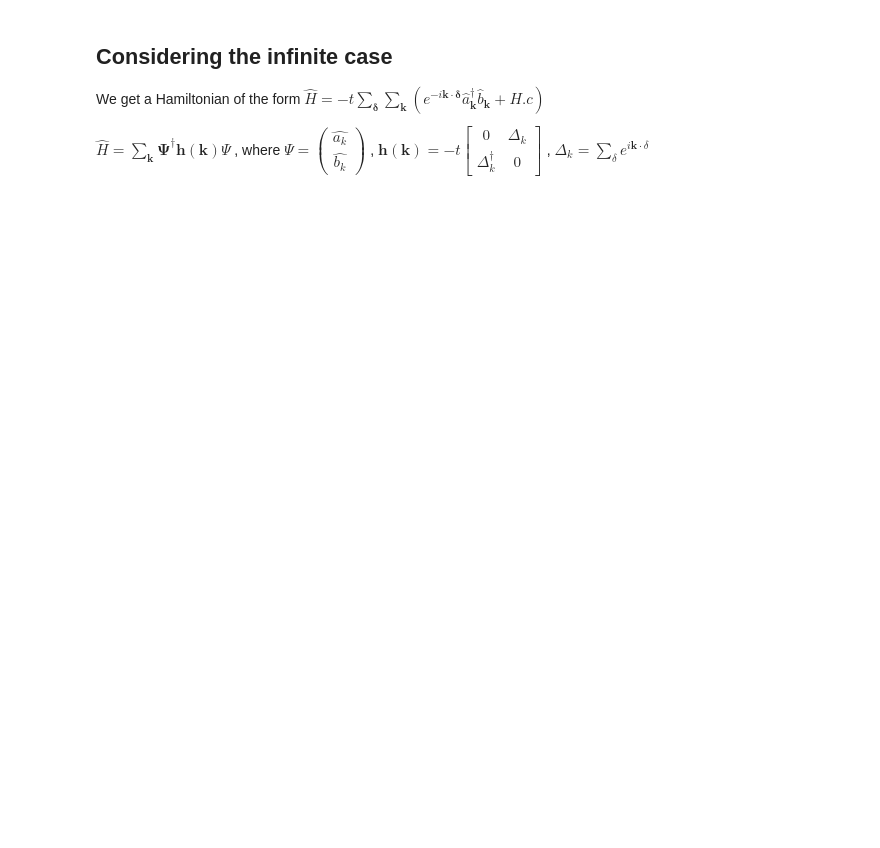
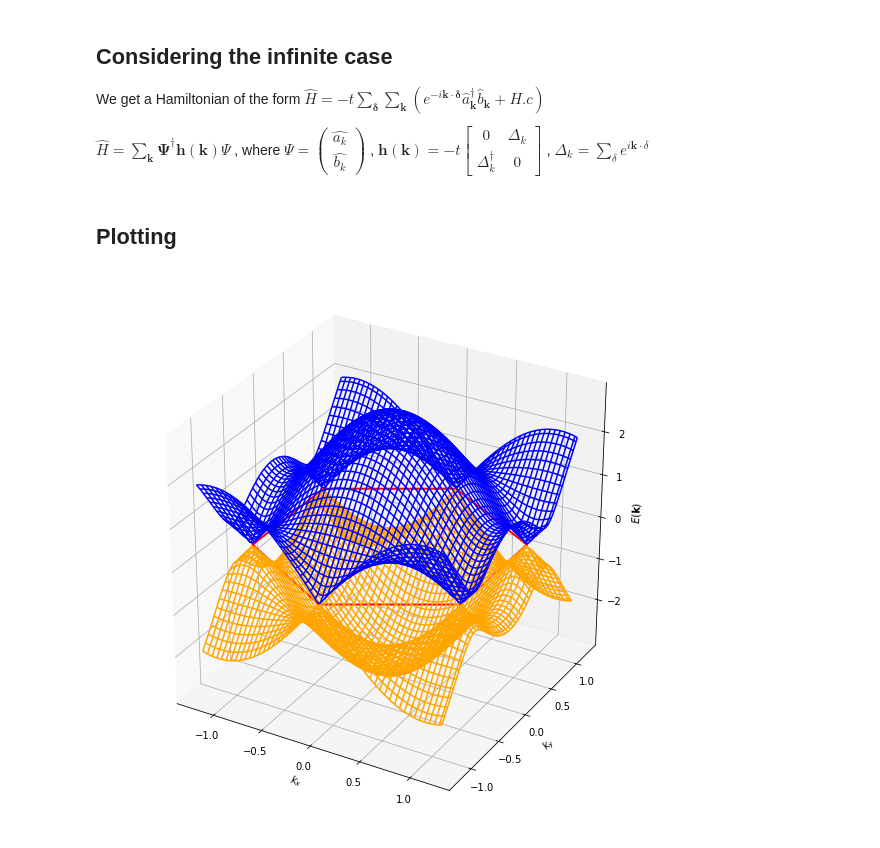
Before and after one commit to NRobertsF91W/PhD-Jupyter-Notebooks, a Jupyter notebook: Honeycomb Numerical.ipynb, the cells around one changed output. Drawn from its saved outputs; the diff is of its cells as text; code cells hidden in the pictures; blank space fills up the shorter version.

```diff
--- a/Honeycomb Numerical.ipynb
+++ b/Honeycomb Numerical.ipynb
@@ -51,31 +48,42 @@ def find_eigvals(k_x, k_y, a_mag, coupling):
                 eig_band_2[i,j] = eigvals[1]
 
     return eig_band_1, eig_band_2
+# %%
+# Defining Constants
+a_mag = 2
+coupling = 1.0
+mag_K = 4*np.pi/(3*np.sqrt(3)*a_mag)
+# Specifying total k space
+kx = np.linspace(-mag_K, mag_K, 100)
+ky = np.linspace(-mag_K, mag_K, 100)
+# Building meshgrid for plotting
+kxv, kyv = np.meshgrid(kx, ky)
+# Calculating bands
+band_1, band_2 = find_eigvals(kx, ky, a_mag, coupling, 0)
+# %% [markdown]
+## Plotting
 # %%
-a_mag = 1
-coupling = 0.5
-mag_K = 4*np.pi/(3*np.sqrt(3)*a_mag)
 
-kx = np.arange(-mag_K, mag_K, 0.05)
-ky = np.arange(-mag_K, mag_K, 0.05)
-kxv, kyv = np.meshgrid(kx, ky)
-
-band_1, band_2 = find_eigvals(kx, ky, a_mag, coupling)
 
 fig_3d = plt.figure(figsize=(10,10))
 ax_3d = fig_3d.add_subplot(111, projection='3d')
 
-surf_1 = ax_3d.plot_surface(kxv, kyv, band_1, cmap=cm.coolwarm,
-                       linewidth=0, antialiased=False,rstride=1, cstride=1)
-surf_2 = ax_3d.plot_surface(kxv, kyv, band_2, cmap=cm.coolwarm,
-                         linewidth=0, antialiased=False, rstride=1, cstride=1)
-
+# Outlining a hexagon specifying Brillouin zone
 hexagon_coord_x = np.array([2*np.pi/(3*a_mag), 0, -2*np.pi/(3*a_mag),
                             -2*np.pi/(3*a_mag), 0, 2*np.pi/(3*a_mag),2*np.pi/(3*a_mag)])
 hexagon_coord_y = np.array([2*np.pi/(3*np.sqrt(3)*a_mag), mag_K,
                             2*np.pi/(3*np.sqrt(3)*a_mag), -2*np.pi/(3*np.sqrt(3)*a_mag),
                              -mag_K, -2*np.pi/(3*np.sqrt(3)*a_mag), 2*np.pi/(3*np.sqrt(3)*a_mag) ])
+hexagon = ax_3d.plot(hexagon_coord_x, hexagon_coord_y, np.zeros(len(hexagon_coord_x)),
+                     linestyle='-', linewidth=2, color='red')
 
-hexagon = ax_3d.plot(hexagon_coord_x, hexagon_coord_y, np.zeros(len(hexagon_coord_x)),linestyle='--', color='g')
-
+# Plotting bands
+surf_1 = ax_3d.plot_wireframe(kxv, kyv, band_1, cmap=cm.coolwarm, antialiased=True, color='orange')
+surf_2 = ax_3d.plot_wireframe(kxv, kyv, band_2, cmap=cm.coolwarm, antialiased=True, color='blue')
+# Labels
+ax_3d.set_xlabel('$k_{x}$')
+ax_3d.set_ylabel('$k_{y}$')
+ax_3d.set_zlabel('$E(\mathbf{k})$')
 plt.show()
+# %% [output]
+[figure, added]
```
Also changed, not shown: parts of 7 cells of this notebook.
